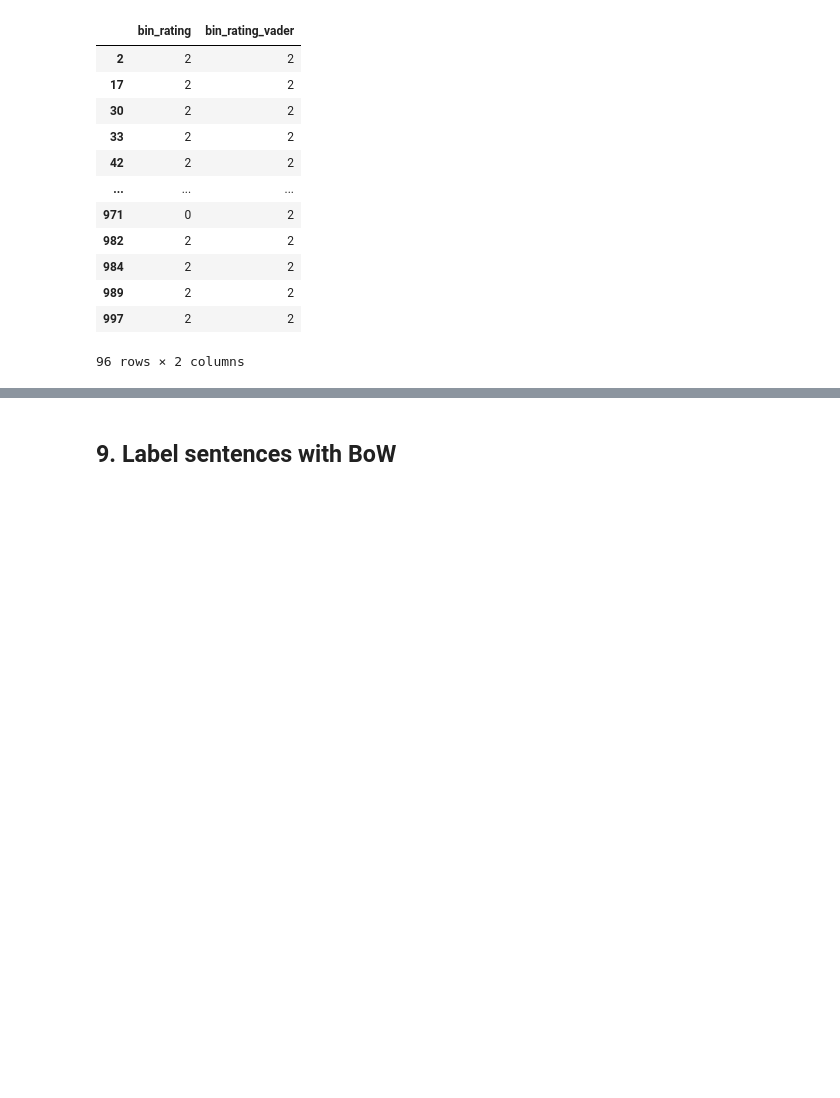
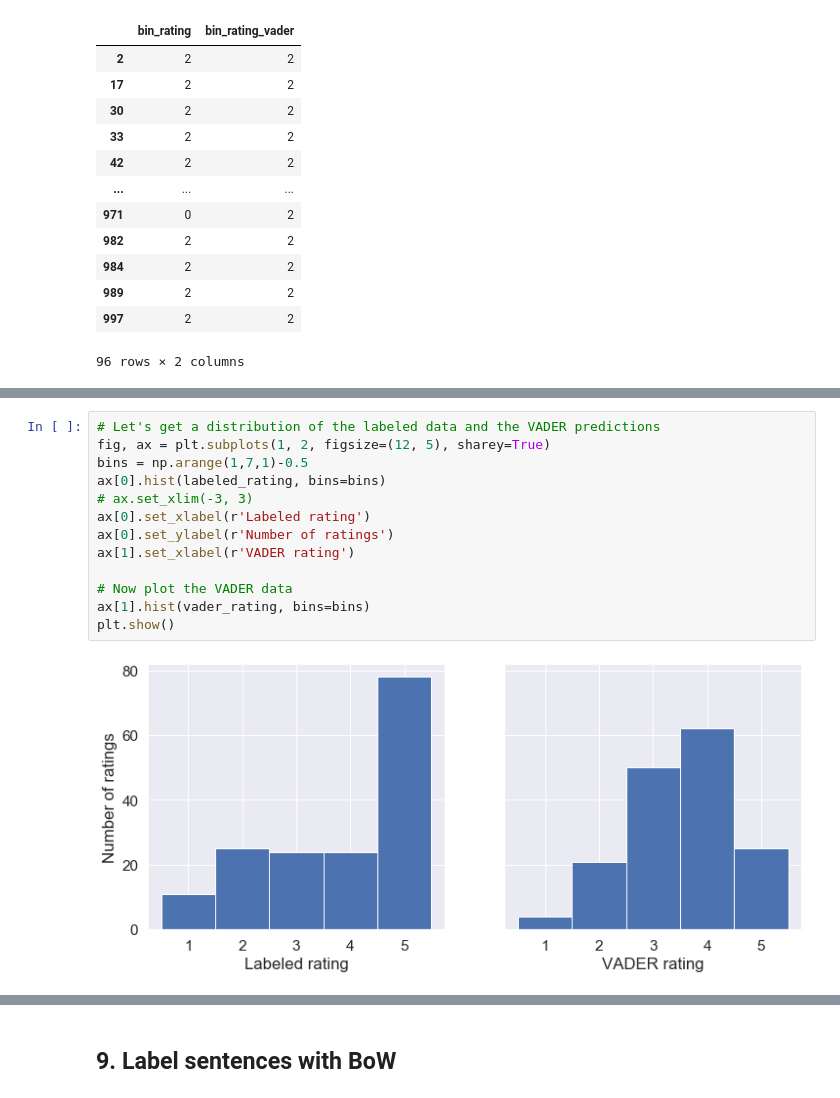
Before and after one commit to kolbt/bot_the_builder, a Jupyter notebook: notebooks/compare_embeddings.ipynb, the cells around one changed output, grey strips where cells are left out. Cells and saved outputs as stored; diff of their text form; blank space fills up the shorter version.

```diff
--- a/notebooks/compare_embeddings.ipynb
+++ b/notebooks/compare_embeddings.ipynb
@@ -809,0 +835,15 @@ bin_vader_rating = binned_ratings['bin_rating_vader'].tolist()
+# %%
+# Let's get a distribution of the labeled data and the VADER predictions
+fig, ax = plt.subplots(1, 2, figsize=(12, 5), sharey=True)
+bins = np.arange(1,7,1)-0.5
+ax[0].hist(labeled_rating, bins=bins)
+# ax.set_xlim(-3, 3)
+ax[0].set_xlabel(r'Labeled rating')
+ax[0].set_ylabel(r'Number of ratings')
+ax[1].set_xlabel(r'VADER rating')
+
+# Now plot the VADER data
+ax[1].hist(vader_rating, bins=bins)
+plt.show()
+# %% [output]
+[figure, added]
```
Also changed, not shown: parts of 13 cells of this notebook, 6 other files.
